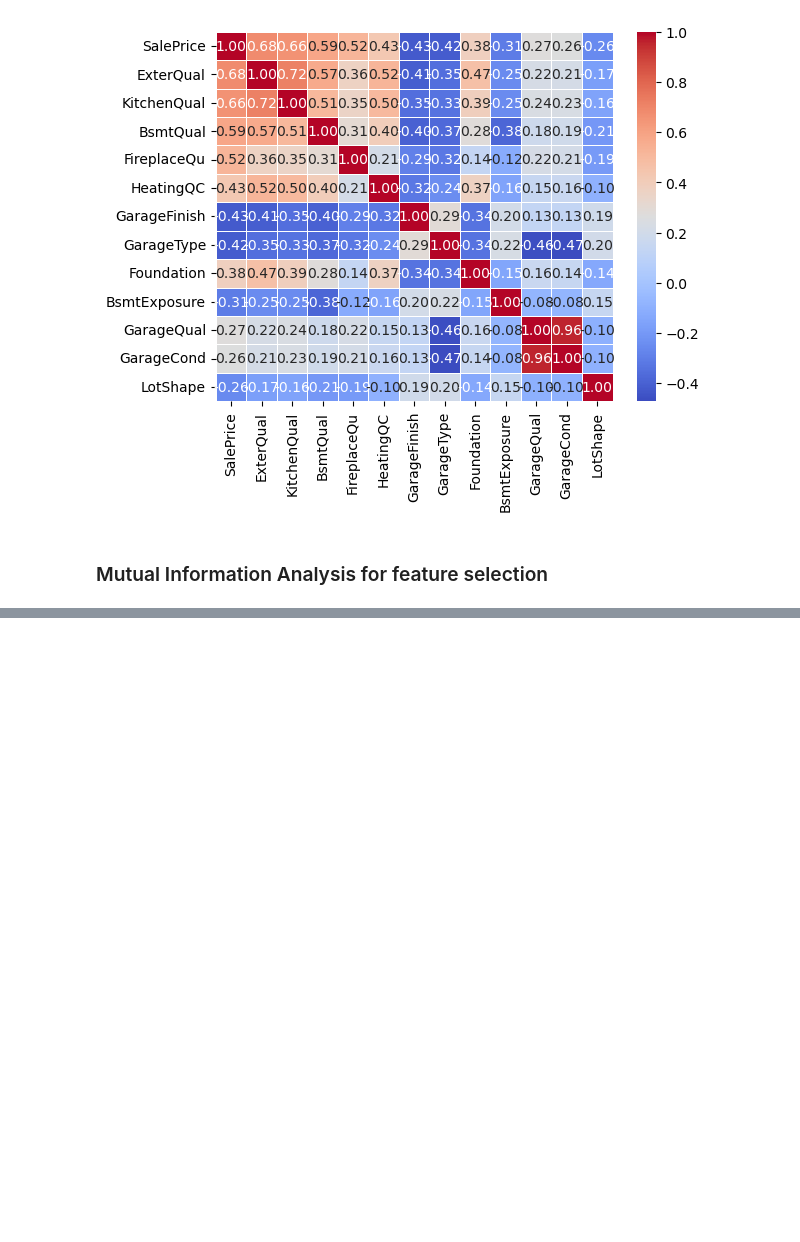
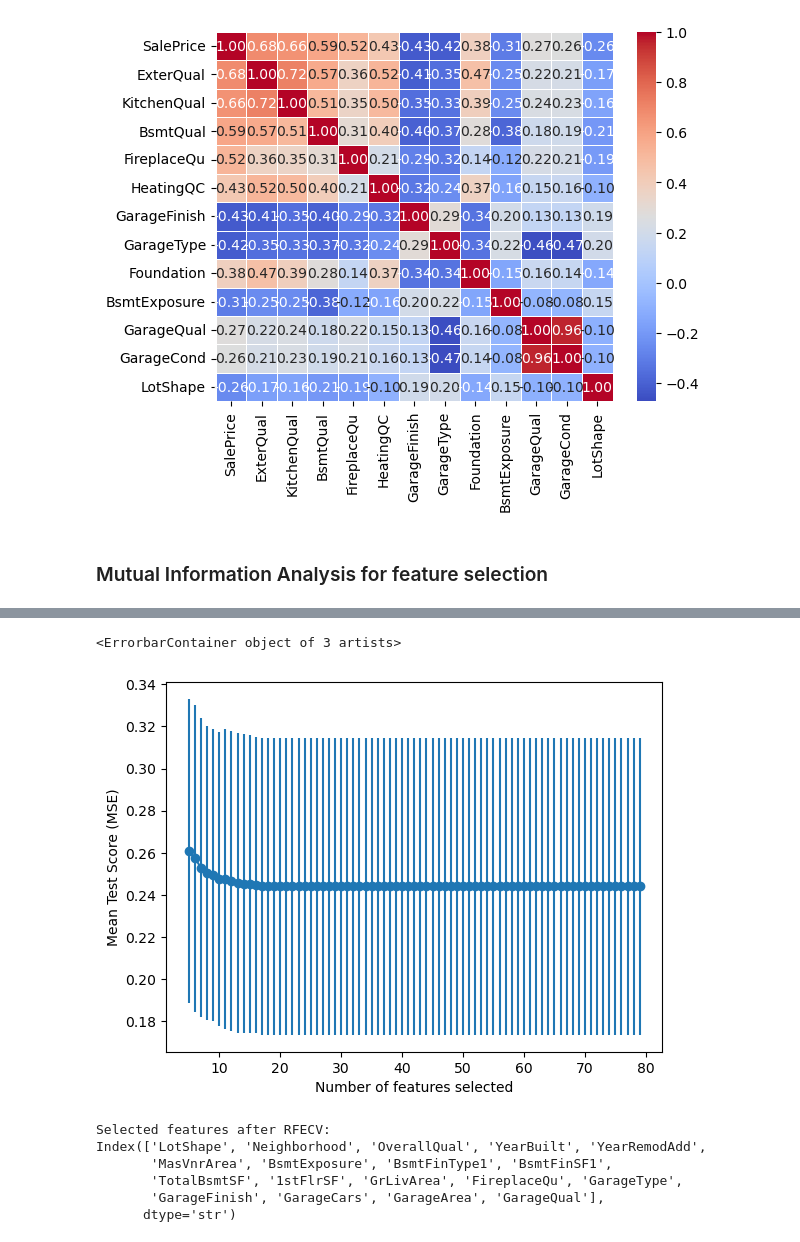
Before and after one commit to spinjet/ml_practice, a Jupyter notebook: ames_iowa/eda.ipynb, the cells around one changed output, grey strips where cells are left out. Saved outputs shown, nothing was run; the diff lists cells and outputs as text; code cells hidden in the pictures; blank space fills up the shorter version.

```diff
--- a/ames_iowa/eda.ipynb
+++ b/ames_iowa/eda.ipynb
@@ -218,0 +234,24 @@ def make_mi_scores(X, y, discrete_features):
+# %%
+from sklearn.feature_selection import RFECV
+from sklearn.preprocessing import StandardScaler
+from sklearn.ensemble import RandomForestRegressor
+from sklearn.linear_model import Lasso
+from sklearn.model_selection import KFold
+
+# Scale the numerical data
+num_cols = numerical_cols.drop(['SalePrice','Id'])
+#
+
+scaler = StandardScaler().fit(X_input[num_cols])
+X_input[num_cols] = scaler.transform(X_input[num_cols])
+y_target = StandardScaler().fit_transform(y_target.values.reshape(-1, 1)).flatten()
+
+min_features = 5
+#rf = RandomForestRegressor(n_estimators=100, random_state=1)
+model = Lasso(alpha=0.1, random_state=1)
+cv = KFold(5)
+
+rfecv = RFECV(estimator=model, step=1, cv=cv, scoring='neg_mean_squared_error', min_features_to_select=min_features, n_jobs=-1)
+rfecv.fit(X_input, y_target)
+print(f"Optimal number of features: {rfecv.n_features_}")
+print(rfecv.support_)
@@ -218,0 +267,23 @@ def make_mi_scores(X, y, discrete_features):
+# %%
+results = pd.DataFrame({key: value for key,value in rfecv.cv_results_.items() if key in ['n_features', 'mean_test_score', 'std_test_score']})
+
+plt.figure()
+plt.xlabel('Number of features selected')
+plt.ylabel('Mean Test Score (MSE)')
+
+plt.errorbar(results['n_features'], -results['mean_test_score'], yerr=results['std_test_score'], fmt='-o')
+# %% [output]
+<ErrorbarContainer object of 3 artists>
+[figure, added]
+# %%
+# Print the selected features after RFECV
+selected_features = X_input.columns[rfecv.support_]
+print("Selected features after RFECV:")
+print(selected_features)
+# %% [output]
+Selected features after RFECV:
+Index(['LotShape', 'Neighborhood', 'OverallQual', 'YearBuilt', 'YearRemodAdd',
+       'MasVnrArea', 'BsmtExposure', 'BsmtFinType1', 'BsmtFinSF1',
+       'TotalBsmtSF', '1stFlrSF', 'GrLivArea', 'FireplaceQu', 'GarageType',
+       'GarageFinish', 'GarageCars', 'GarageArea', 'GarageQual'],
+      dtype='str')
```
Also changed, not shown: parts of 3 cells of this notebook.
